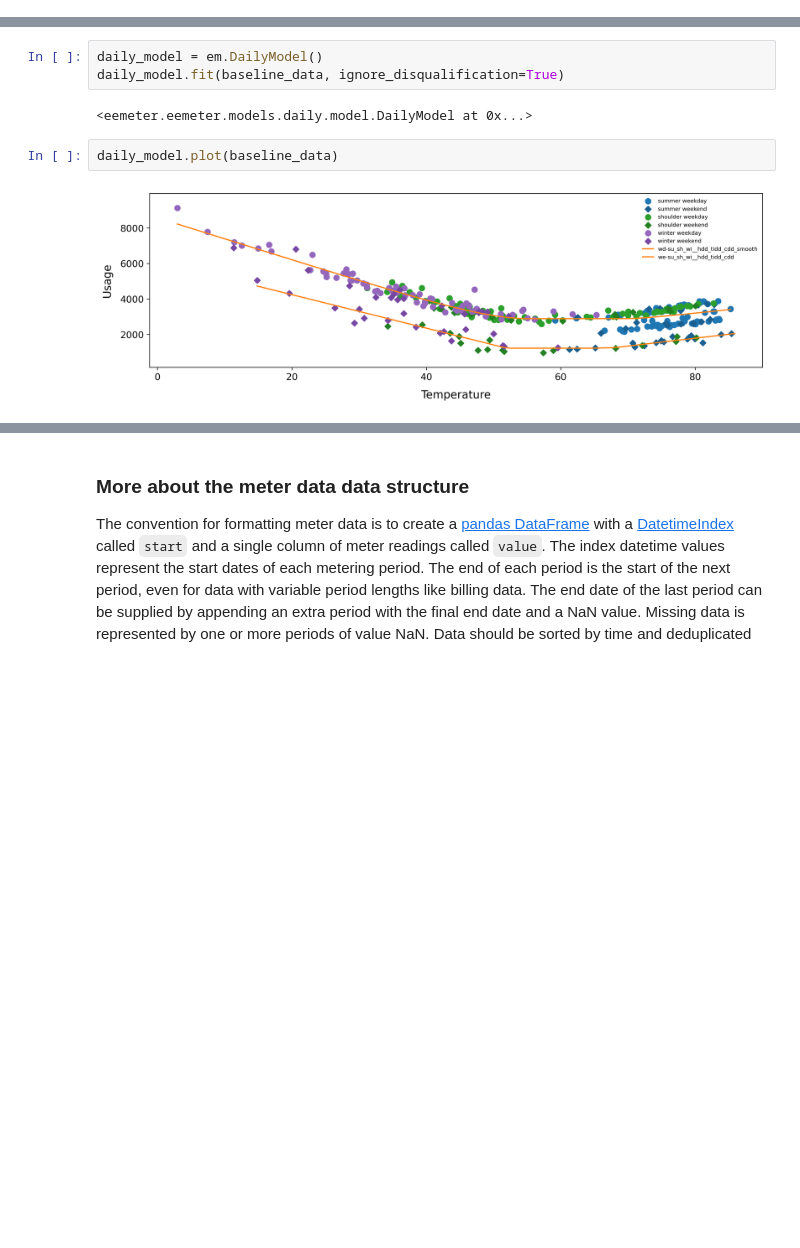
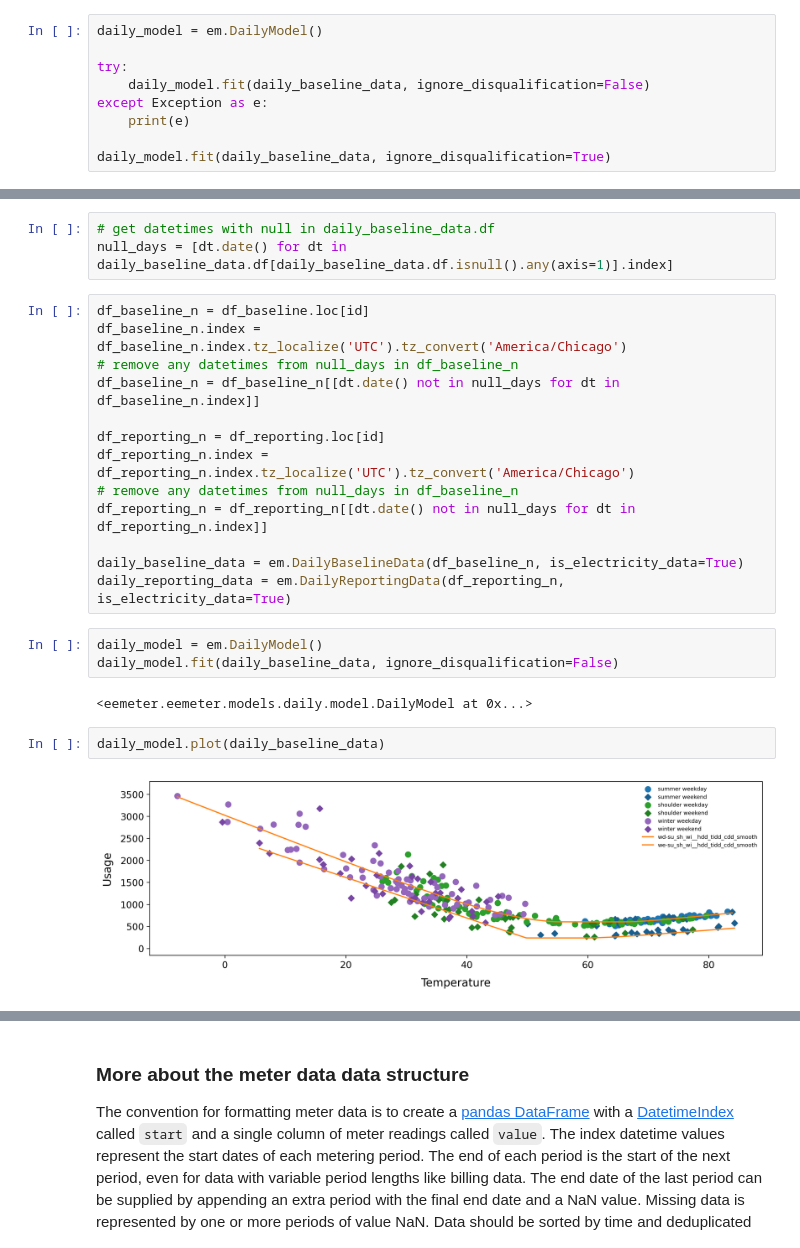
Before and after one commit to openeemeter/eemeter, a Jupyter notebook: scripts/daily_model_tutorial.ipynb, the cells around one changed output, grey strips where cells are left out. Drawn from its saved outputs; the diff is of its cells as text; blank space fills up the shorter version.

```diff
--- a/scripts/daily_model_tutorial.ipynb
+++ b/scripts/daily_model_tutorial.ipynb
@@ -129,0 +114,9 @@ baseline_data.df
+# %%
+daily_model = em.DailyModel()
+
+try:
+    daily_model.fit(daily_baseline_data, ignore_disqualification=False)
+except Exception as e:
+    print(e)
+
+daily_model.fit(daily_baseline_data, ignore_disqualification=True)
@@ -130,10 +126,26 @@ baseline_data.df
+# %%
+# get datetimes with null in daily_baseline_data.df
+null_days = [dt.date() for dt in daily_baseline_data.df[daily_baseline_data.df.isnull().any(axis=1)].index]
+# %%
+df_baseline_n = df_baseline.loc[id]
+df_baseline_n.index = df_baseline_n.index.tz_localize('UTC').tz_convert('America/Chicago')
+# remove any datetimes from null_days in df_baseline_n
+df_baseline_n = df_baseline_n[[dt.date() not in null_days for dt in df_baseline_n.index]]
+
+df_reporting_n = df_reporting.loc[id]
+df_reporting_n.index = df_reporting_n.index.tz_localize('UTC').tz_convert('America/Chicago')
+# remove any datetimes from null_days in df_baseline_n
+df_reporting_n = df_reporting_n[[dt.date() not in null_days for dt in df_reporting_n.index]]
+
+daily_baseline_data = em.DailyBaselineData(df_baseline_n, is_electricity_data=True)
+daily_reporting_data = em.DailyReportingData(df_reporting_n, is_electricity_data=True)
 # %%
 daily_model = em.DailyModel()
-daily_model.fit(baseline_data, ignore_disqualification=True)
+daily_model.fit(daily_baseline_data, ignore_disqualification=False)
 # %% [output]
 <eemeter.eemeter.models.daily.model.DailyModel at 0x...>
 # %%
-daily_model.plot(baseline_data)
+daily_model.plot(daily_baseline_data)
 # %% [output]
-[figure, old version]
+[figure, new version]
 # %%
```
Also changed, not shown: parts of 11 cells of this notebook, 3 other files.
